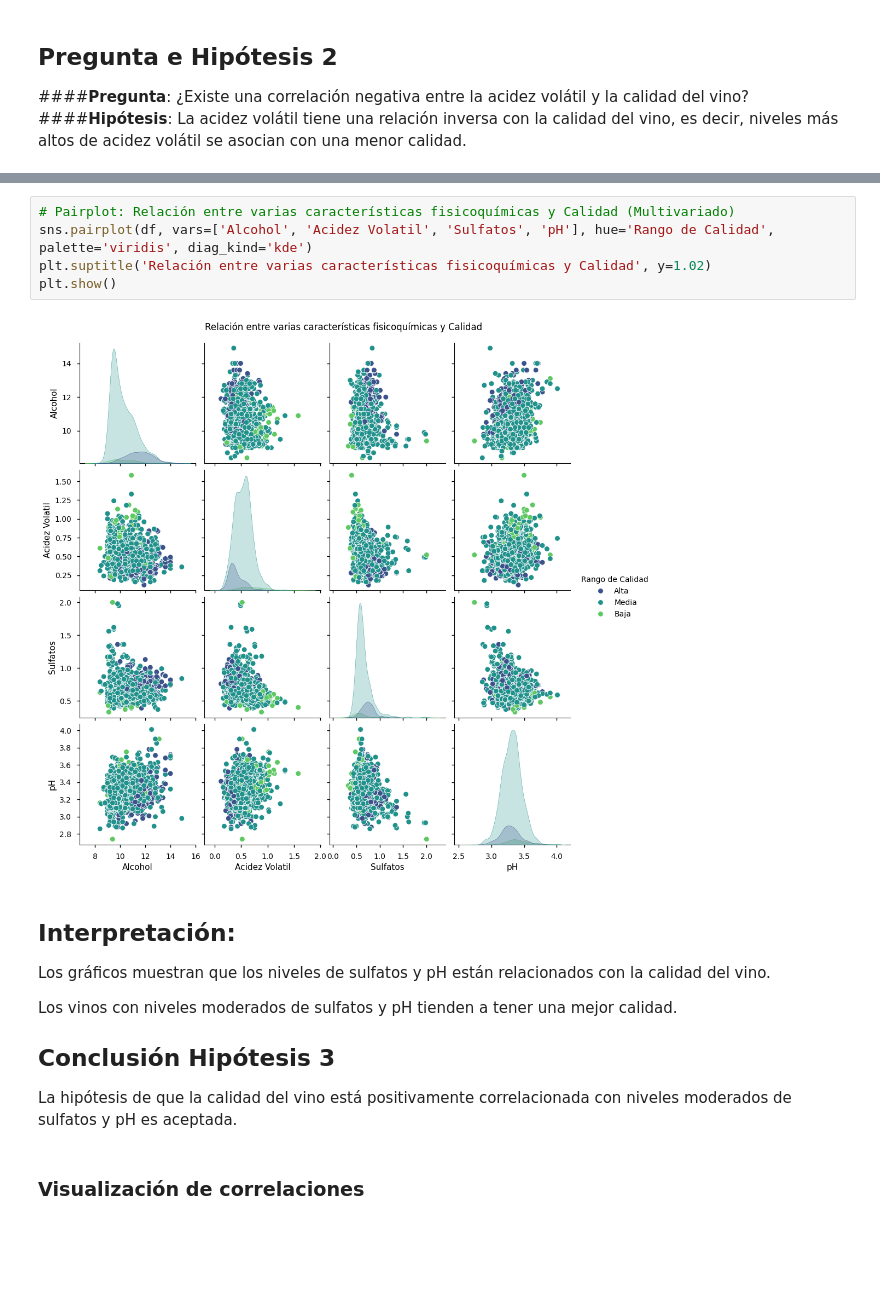
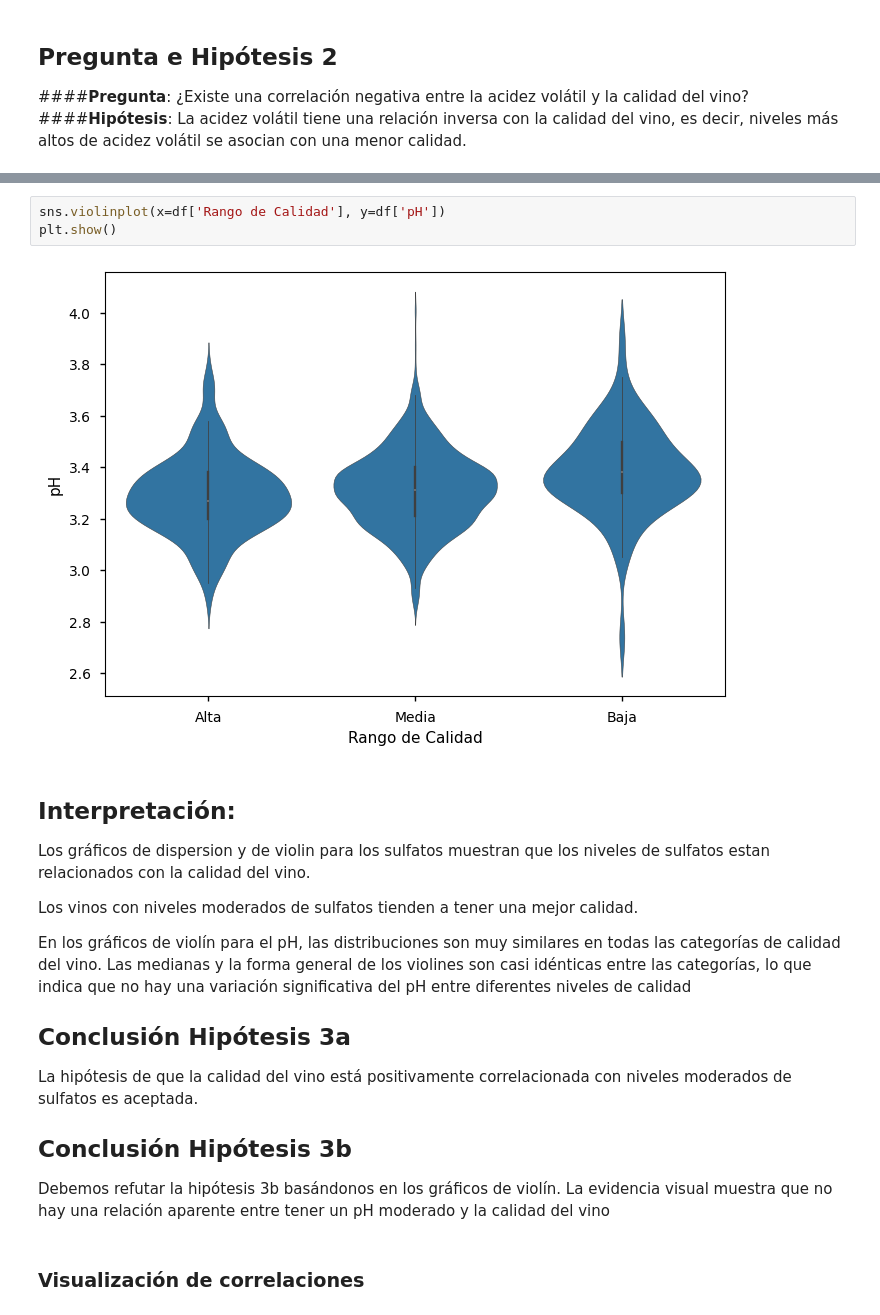
Before and after one commit to tdiego74/Clase_Data_Science_II_PBLC, a Jupyter notebook: Proyecto_DS_II_Preentrega_I_Tocci.ipynb, the cells around one changed output, grey strips where cells are left out. Drawn from its saved outputs; the diff is of its cells as text; blank space fills up the shorter version.

```diff
--- a/Proyecto_DS_II_Preentrega_I_Tocci.ipynb
+++ b/Proyecto_DS_II_Preentrega_I_Tocci.ipynb
@@ -395,18 +400,21 @@ plt.show()
-# %%
-# Pairplot: Relación entre varias características fisicoquímicas y Calidad (Multivariado)
-sns.pairplot(df, vars=['Alcohol', 'Acidez Volatil', 'Sulfatos', 'pH'], hue='Rango de Calidad', palette='viridis', diag_kind='kde')
-plt.suptitle('Relación entre varias características fisicoquímicas y Calidad', y=1.02)
-plt.show()
-# %% [output]
-[figure, removed]
+# %%
+sns.violinplot(x=df['Rango de Calidad'], y=df['pH'])
+plt.show()
+# %% [output]
+[figure, added]
 # %% [markdown]
 ## **Interpretación:**
-Los gráficos muestran que los niveles de sulfatos y pH están relacionados con la calidad del vino.
+Los gráficos de dispersion y de violin para los sulfatos muestran que los niveles de sulfatos estan relacionados con la calidad del vino.
 
-Los vinos con niveles moderados de sulfatos y pH tienden a tener una mejor calidad.
+Los vinos con niveles moderados de sulfatos tienden a tener una mejor calidad.
 
-## **Conclusión Hipótesis 3**
-La hipótesis de que la calidad del vino está positivamente correlacionada con niveles moderados de sulfatos y pH es aceptada.
+En los gráficos de violín para el pH, las distribuciones son muy similares en todas las categorías de calidad del vino. Las medianas y la forma general de los violines son casi idénticas entre las categorías, lo que indica que no hay una variación significativa del pH entre diferentes niveles de calidad
+
+## **Conclusión Hipótesis 3a**
+La hipótesis de que la calidad del vino está positivamente correlacionada con niveles moderados de sulfatos es aceptada.
+
+## **Conclusión Hipótesis 3b**
+Debemos refutar la hipótesis 3b basándonos en los gráficos de violín. La evidencia visual muestra que no hay una relación aparente entre tener un pH moderado y la calidad del vino
 # %% [markdown]
 ### **Visualización de correlaciones**
 # %%
```
Also changed, not shown: parts of 19 cells of this notebook.
